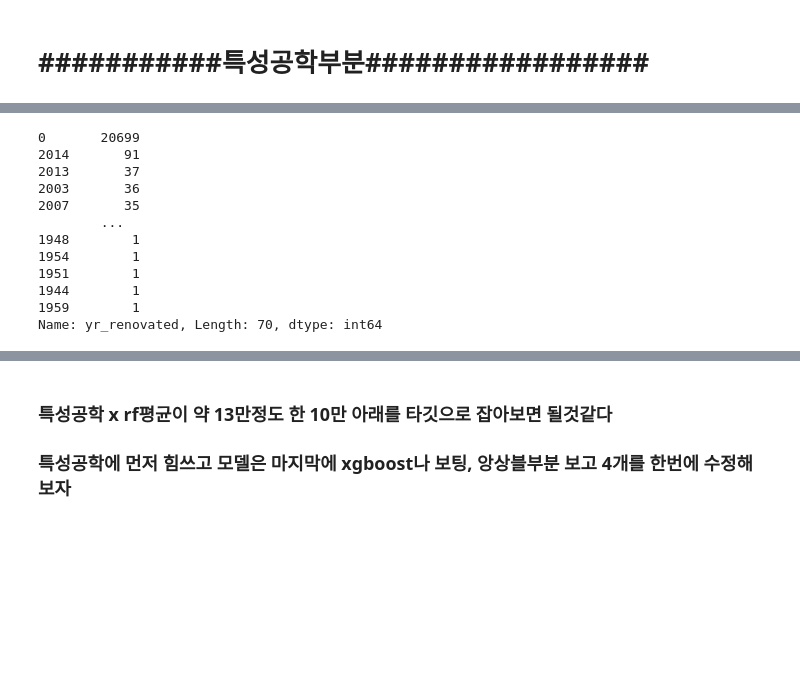
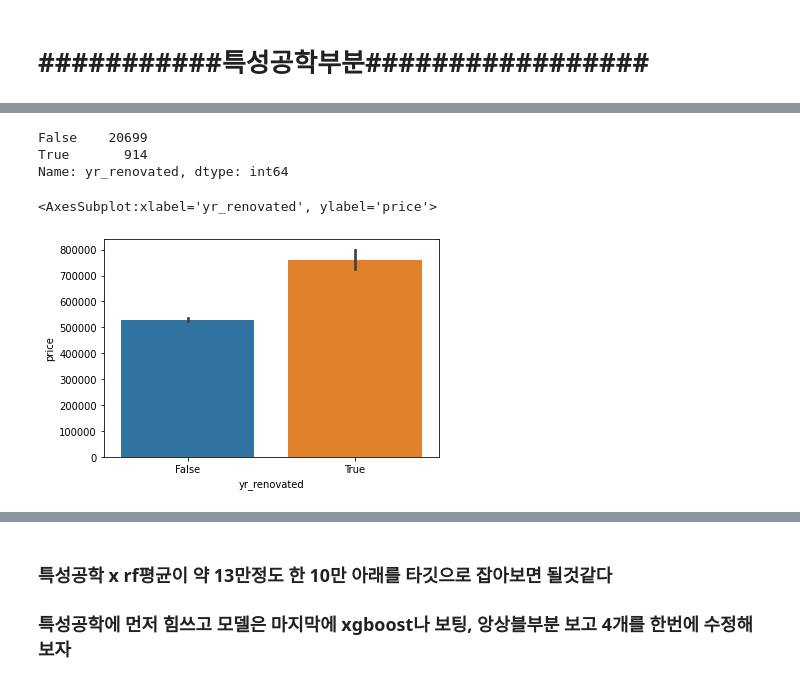
Before and after one commit to What-2-wear/What_2_wear, a Jupyter notebook: practice code/Houseprice_regressor.ipynb, the cells around one changed output, grey strips where cells are left out. Drawn from its saved outputs; the diff is of its cells as text; code cells hidden in the pictures; blank space fills up the shorter version.

```diff
--- a/practice code/Houseprice_regressor.ipynb
+++ b/practice code/Houseprice_regressor.ipynb
@@ -61,3 +83,5 @@ df.describe()
+# %%
+df = df.drop(["id", "zipcode"], axis=1)
 # %% [markdown]
 ## null이 포함된 특성은 없으며 object특성역시 int형 변환외에 크게 해줄게 없을것같음
 # %%
@@ -99,8 +93,6 @@ df["date"] = df["date"].astype(int)
 ## 시계열 분석은 따로 공부해본적이 없다 일단 datetime, int형 둘다 써보는걸로
 # %%
 X_train, y_train = df.drop("price", axis=1), df["price"]
-# %%
-X_train = X_train.drop("date", axis=1)
 # %%
 from sklearn.preprocessing import StandardScaler
 # %%
@@ -113,15 +121,13 @@ from sklearn.preprocessing import StandardScaler
+# %%
+X_train["yr_renovated"] = X_train["yr_renovated"] != 0
 # %%
 X_train["yr_renovated"].value_counts()
 # %% [output]
-0       20699
-2014       91
-2013       37
-2003       36
-2007       35
-        ...
-1948        1
-1954        1
-1951        1
-1944        1
-1959        1
-Name: yr_renovated, Length: 70, dtype: int64
+False    20699
+True       914
+Name: yr_renovated, dtype: int64
+# %%
+sns.barplot(X_train["yr_renovated"], y_train)
+# %% [output]
+<AxesSubplot:xlabel='yr_renovated', ylabel='price'>
+[figure, added]
```
Also changed, not shown: parts of 38 cells of this notebook.
